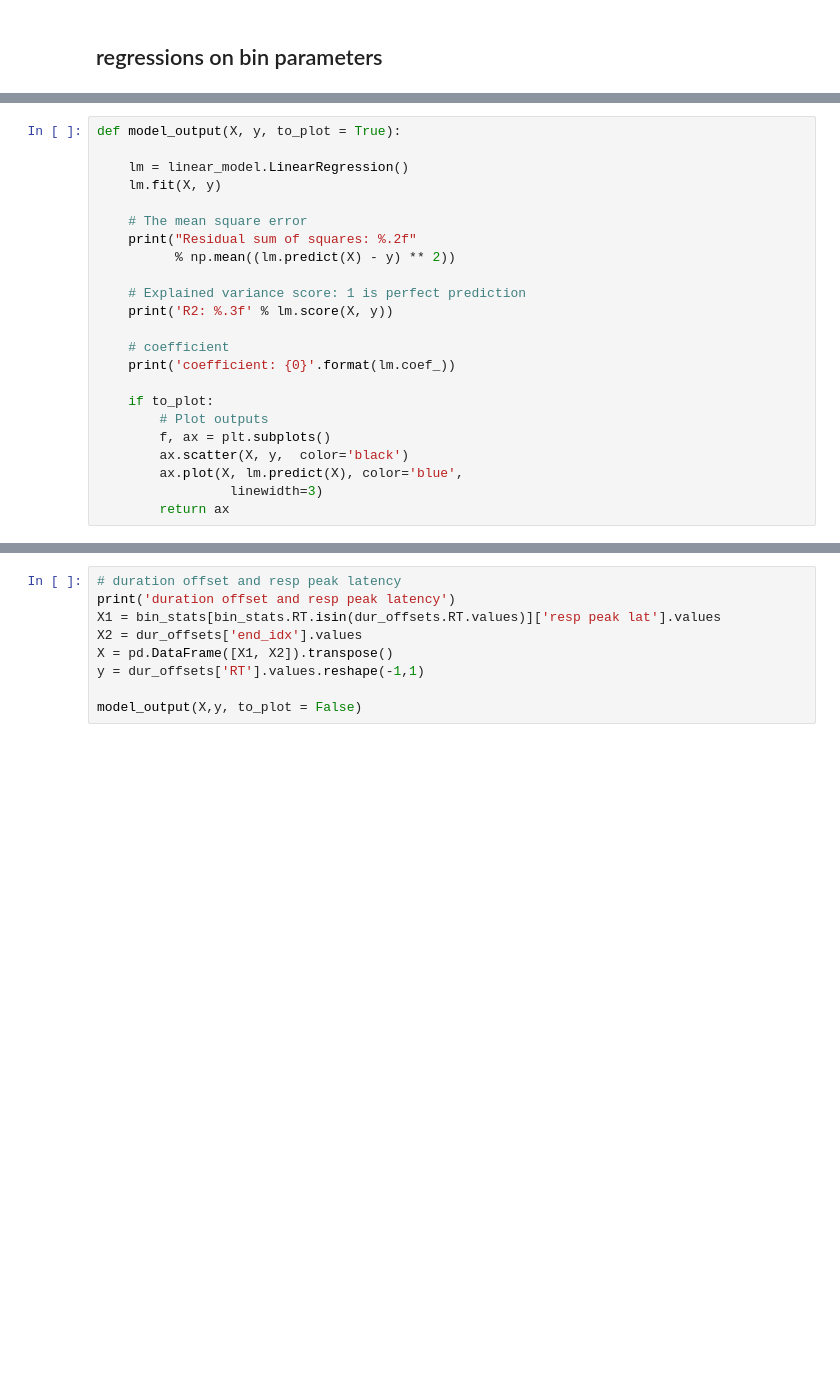
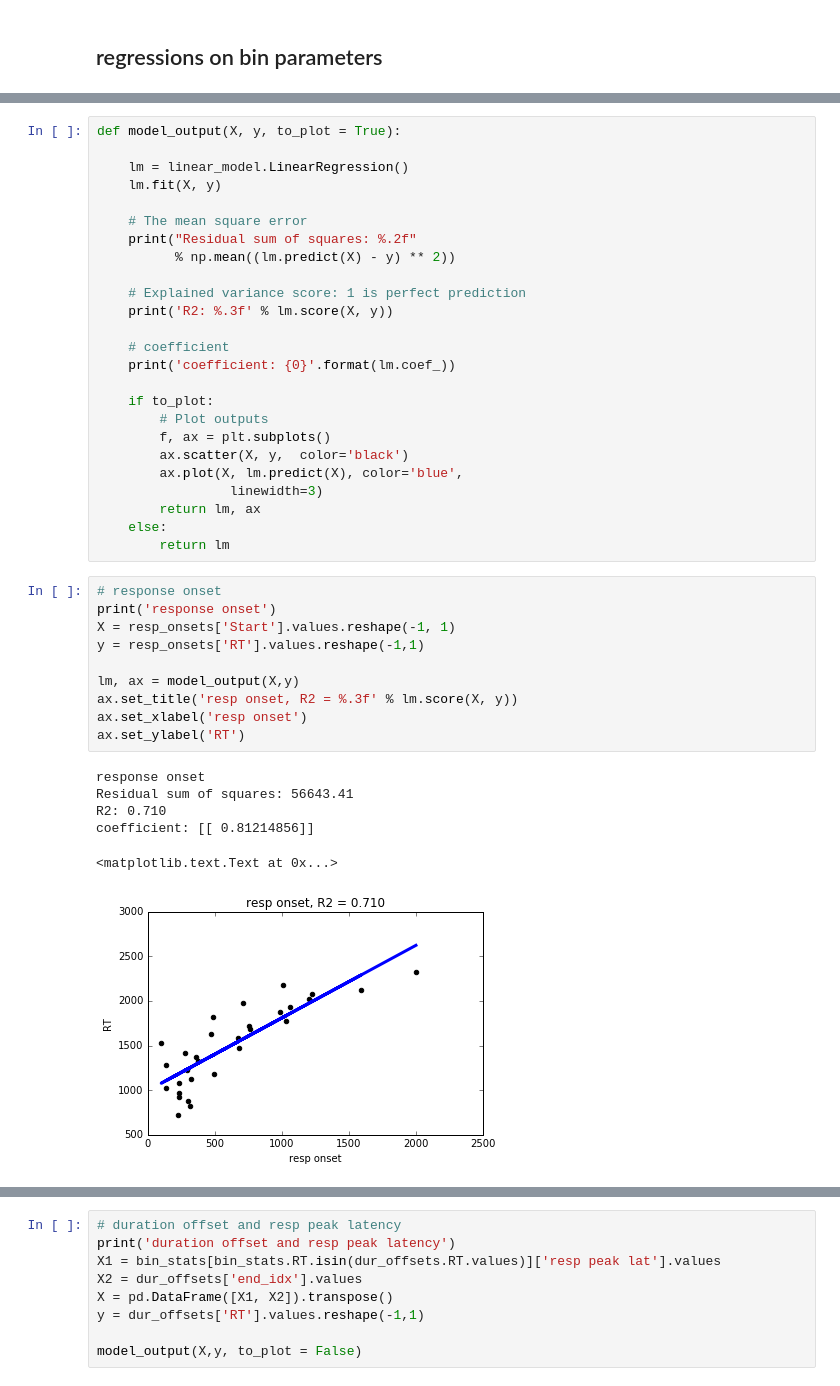
Before and after one commit to matarhaller/ECOGpy, a Jupyter notebook: regression/bins_regressions.ipynb, the cells around one changed output, grey strips where cells are left out. Saved outputs shown, nothing was run; the diff lists cells and outputs as text; blank space fills up the shorter version.

```diff
--- a/regression/bins_regressions.ipynb
+++ b/regression/bins_regressions.ipynb
@@ -44,7 +52,26 @@ def model_output(X, y, to_plot = True):
         ax.scatter(X, y,  color='black')
         ax.plot(X, lm.predict(X), color='blue',
                  linewidth=3)
-        return ax
+        return lm, ax
+    else:
+        return lm
+# %%
+# response onset
+print('response onset')
+X = resp_onsets['Start'].values.reshape(-1, 1)
+y = resp_onsets['RT'].values.reshape(-1,1)
+
+lm, ax = model_output(X,y)
+ax.set_title('resp onset, R2 = %.3f' % lm.score(X, y))
+ax.set_xlabel('resp onset')
+ax.set_ylabel('RT')
+# %% [output]
+response onset
+Residual sum of squares: 56643.41
+R2: 0.710
+coefficient: [[ 0.81214856]]
+<matplotlib.text.Text at 0x...>
+[figure, added]
 # %%
 # duration offset
 print('duration offset')
```
Also changed, not shown: parts of 7 cells of this notebook, 24 other files.
